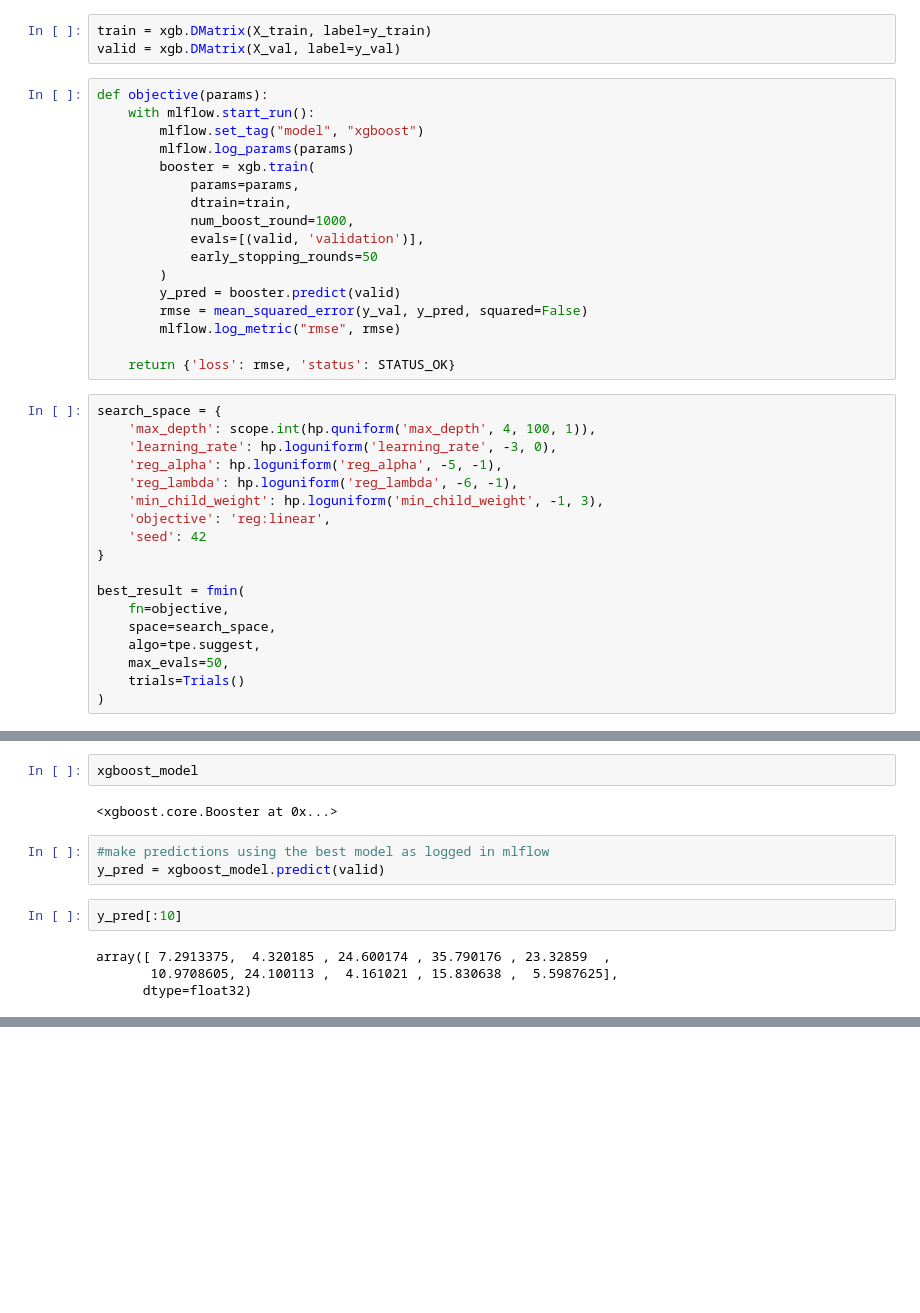
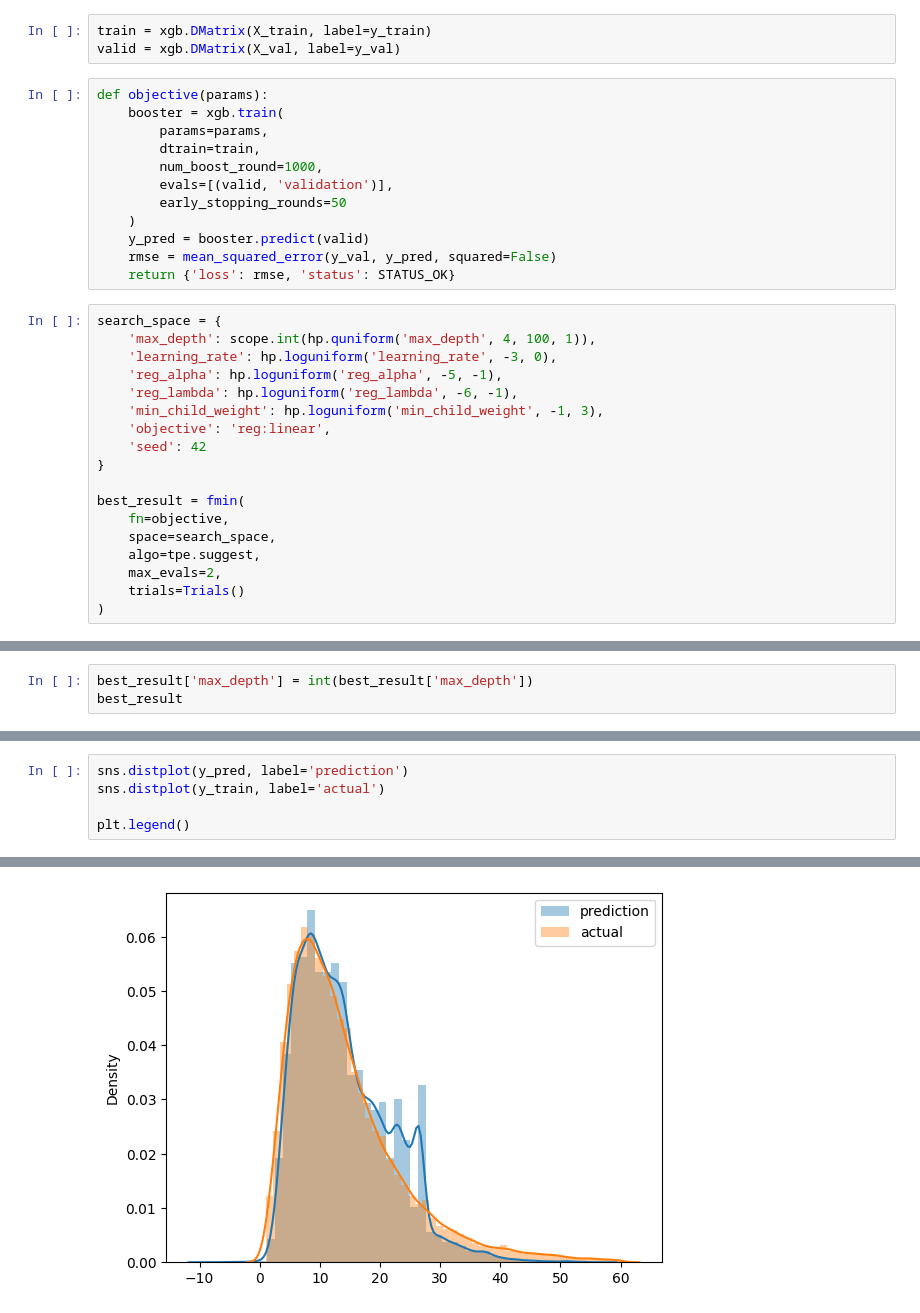
Before and after one commit to Zulaikha1207/taxi-duration-prediction-web-service, a Jupyter notebook: duration-prediction-checkpoint.ipynb, the cells around one changed output, grey strips where cells are left out. Saved outputs shown, nothing was run; the diff lists cells and outputs as text; blank space fills up the shorter version.

Commit message:
evaluating lasso regression and XGBoost model

```diff
--- a/duration-prediction-checkpoint.ipynb
+++ b/duration-prediction-checkpoint.ipynb
@@ -155,20 +143,15 @@ train = xgb.DMatrix(X_train, label=y_train)
 valid = xgb.DMatrix(X_val, label=y_val)
 # %%
 def objective(params):
-    with mlflow.start_run():
-        mlflow.set_tag("model", "xgboost")
-        mlflow.log_params(params)
-        booster = xgb.train(
-            params=params,
-            dtrain=train,
-            num_boost_round=1000,
-            evals=[(valid, 'validation')],
-            early_stopping_rounds=50
-        )
-        y_pred = booster.predict(valid)
-        rmse = mean_squared_error(y_val, y_pred, squared=False)
-        mlflow.log_metric("rmse", rmse)
-
+    booster = xgb.train(
+        params=params,
+        dtrain=train,
+        num_boost_round=1000,
+        evals=[(valid, 'validation')],
+        early_stopping_rounds=50
+    )
+    y_pred = booster.predict(valid)
+    rmse = mean_squared_error(y_val, y_pred, squared=False)
     return {'loss': rmse, 'status': STATUS_OK}
 # %%
 search_space = {
@@ -185,7 +168,7 @@ best_result = fmin(
     fn=objective,
     space=search_space,
     algo=tpe.suggest,
-    max_evals=50,
+    max_evals=2,
     trials=Trials()
 )
 # %% [output]
@@ -208,0 +192,3 @@ best_result = fmin(
+# %%
+best_result['max_depth'] = int(best_result['max_depth'])
+best_result
@@ -279,13 +233,6 @@ xgboost_model = mlflow.xgboost.load_model(logged_model)
-# %%
-xgboost_model
-# %% [output]
-<xgboost.core.Booster at 0x...>
-# %%
-#make predictions using the best model as logged in mlflow
-y_pred = xgboost_model.predict(valid)
-# %%
-y_pred[:10]
-# %% [output]
-array([ 7.2913375,  4.320185 , 24.600174 , 35.790176 , 23.32859  ,
-       10.9708605, 24.100113 ,  4.161021 , 15.830638 ,  5.5987625],
-      dtype=float32)
+# %%
+sns.distplot(y_pred, label='prediction')
+sns.distplot(y_train, label='actual')
+
+plt.legend()
+# %% [output]
@@ -291,0 +259 @@ array([ 7.2913375,  4.320185 , 24.600174 , 35.790176 , 23.32859  ,
+[figure, added]
```
Also changed, not shown: parts of 11 cells of this notebook.
